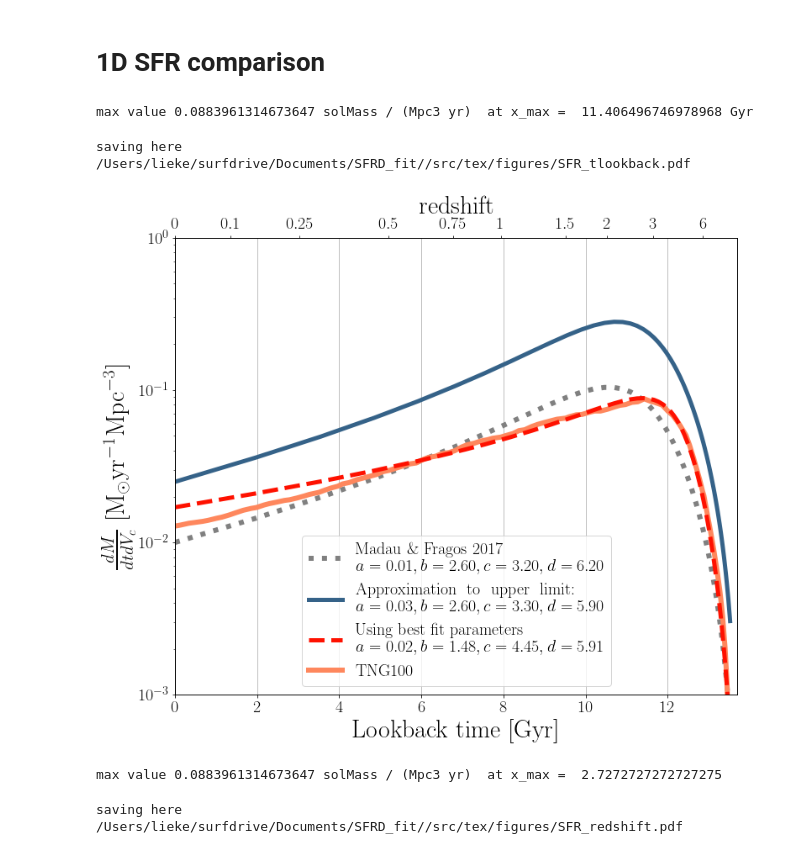
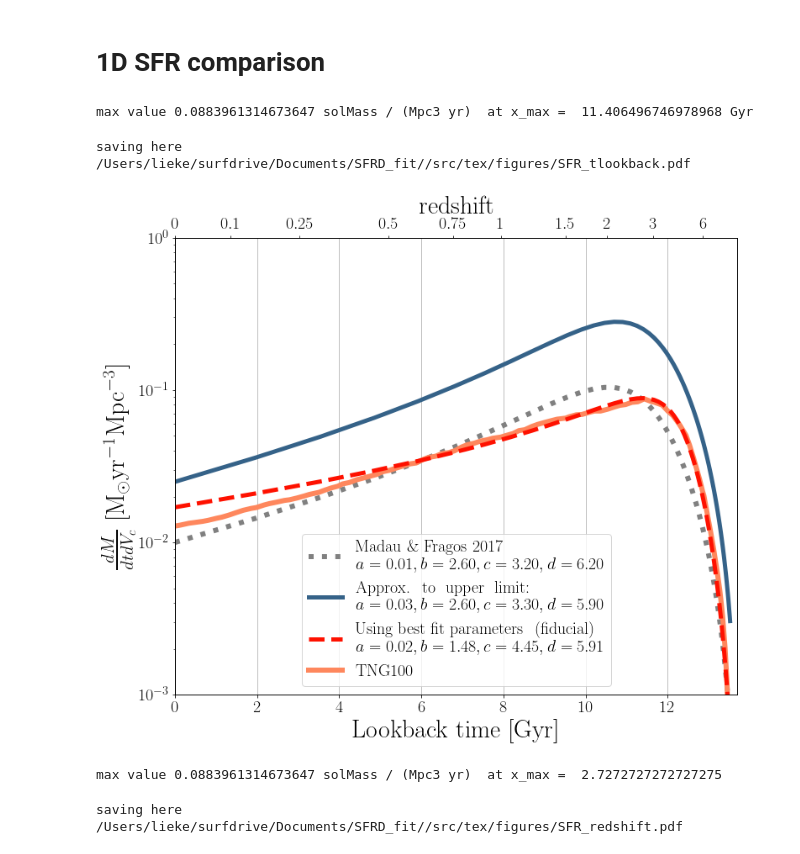
Before and after one commit to sashalvna/SFRD_fit, a Jupyter notebook: src/scripts/SFRD(z).ipynb, the cells around one changed output. Drawn from its saved outputs; the diff is of its cells as text; code cells hidden in the pictures.

```diff
--- a/src/scripts/SFRD(z).ipynb
+++ b/src/scripts/SFRD(z).ipynb
@@ -109,13 +109,13 @@ def plot_SFR(sf_a = 0.017, sf_b = 1.481, sf_c = 4.452,  sf_d = 5.913, show_legen
     #Resembling thick brown line in Fig. 11 Chruslinska + 2021
     a_max, b_max, c_max, d_max = 0.025,2.6,3.3,5.9 #2.5,2.9,4.5
     ax.plot(x1, Z_SFRD.Madau_Dickinson2014(redshift_list, a=a_max, b=b_max, c=c_max, d=d_max),
-             label = 'Approximation \ to \ upper \ limit: \n $a=%.2f, b=%.2f, c=%.2f, d=%.2f$'% (a_max, b_max, c_max, d_max)
+             label = 'Approx. \ to \ upper \ limit: \n $a=%.2f, b=%.2f, c=%.2f, d=%.2f$'% (a_max, b_max, c_max, d_max)
              , c = '#356288', lw=5, ls = '-')
 
     # BEST FIT
     try:
         y_vals = Z_SFRD.Madau_Dickinson2014(redshift_list, a=sf_a, b=sf_b, c=sf_c,  d=sf_d)
-        ax.plot(x1, y_vals,label = 'Using best fit parameters \n $a=%.2f, b=%.2f, c=%.2f, d=%.2f$'% (sf_a,sf_b,sf_c, sf_d),
+        ax.plot(x1, y_vals,label = 'Using best fit parameters \ (fiducial) \n $a=%.2f, b=%.2f, c=%.2f, d=%.2f$'% (sf_a,sf_b,sf_c, sf_d),
                  c = '#fe1100', lw=5, ls = '--', zorder =10)
         print('max value', y_vals[np.argmax(y_vals)], ' at x_max = ', x1[np.argmax(y_vals)])
     except:
@@ -210,34 +210,34 @@ def plot_SFR(sf_a = 0.017, sf_b = 1.481, sf_c = 4.452,  sf_d = 5.913, show_legen
     ax.set_xlim(tmin, tmax)
     ax2.set_xlim(tmin, tmax)
     logy = True
     if logy:
         plt.yscale('log')
     ax.set_ylabel(r'$\frac{dM}{dt dV_c}$ $\mathrm{[M_{\odot} yr^{-1} Mpc^{-3}]}$', fontsize = 30)
     ax.set_ylim(1e-3, 1.)
     if show_legend:
         ax.legend()
     if x_redshift:
         print('saving here', save_loc + 'SFR_redshift'+'.pdf')
         plt.savefig(save_loc + 'SFR_redshift'+'.pdf',  bbox_inches='tight')
     else:
         print('saving here', save_loc + 'SFR_tlookback'+'.pdf')
         plt.savefig(save_loc + 'SFR_tlookback'+'.pdf',  bbox_inches='tight')
 
     plt.show()
 
 
 
 # time axis
 plot_SFR(sf_a = 0.017, sf_b = 1.481, sf_c = 4.452,  sf_d = 5.913,show_legend = True,
          redshift_list  = np.linspace(0,15, num=100), x_redshift = False, tmin=0.0, tmax = 13.7)
 
 # redshift axis
 plot_SFR(sf_a = 0.017, sf_b = 1.481, sf_c = 4.452,  sf_d = 5.913,show_legend = False,
          redshift_list  = np.linspace(0,15, num=100), x_redshift = True, tmin=0.0, tmax = 15)
 # %% [output]
 max value 0.0883961314673647 solMass / (Mpc3 yr)  at x_max =  11.406496746978968 Gyr
 saving here /Users/lieke/surfdrive/Documents/SFRD_fit//src/tex/figures/SFR_tlookback.pdf
-[figure, old version]
+[figure, new version]
 max value 0.0883961314673647 solMass / (Mpc3 yr)  at x_max =  2.7272727272727275
 saving here /Users/lieke/surfdrive/Documents/SFRD_fit//src/tex/figures/SFR_redshift.pdf
 [figure]
```
Also changed, not shown: 13 other files.
